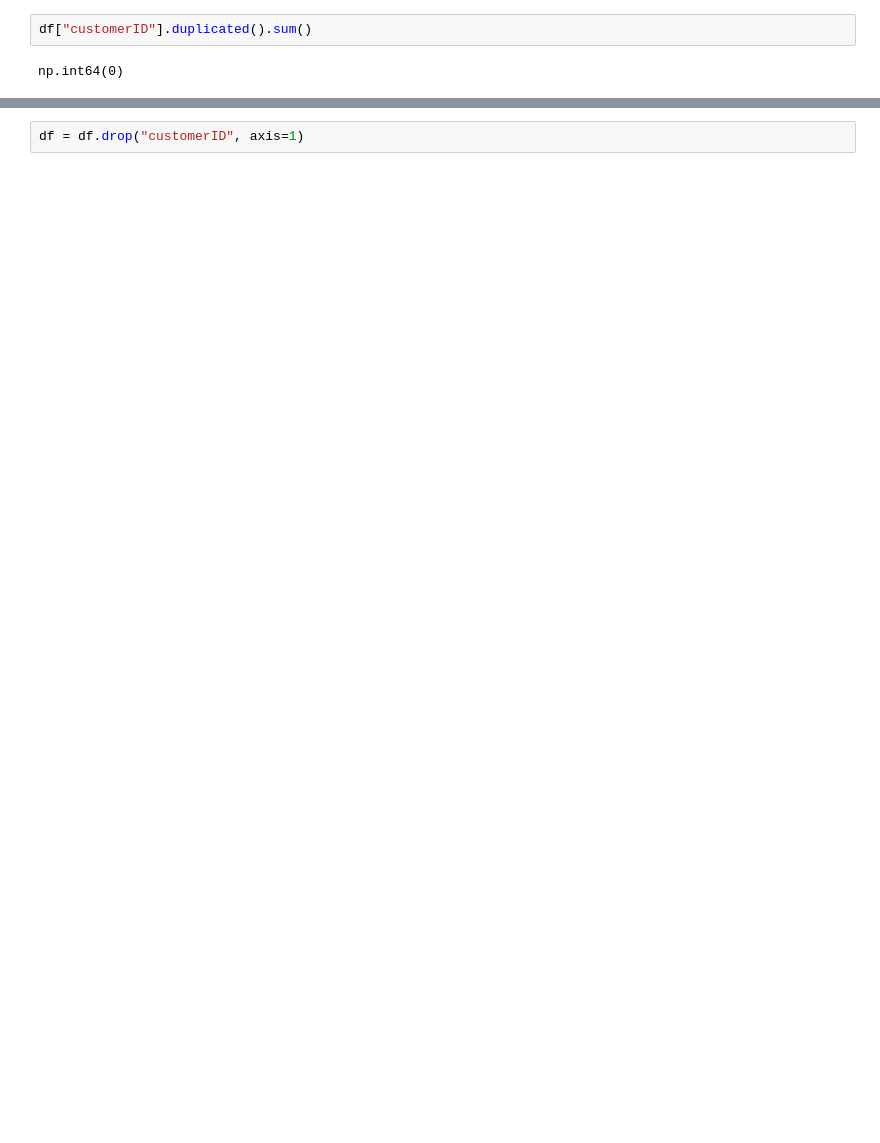
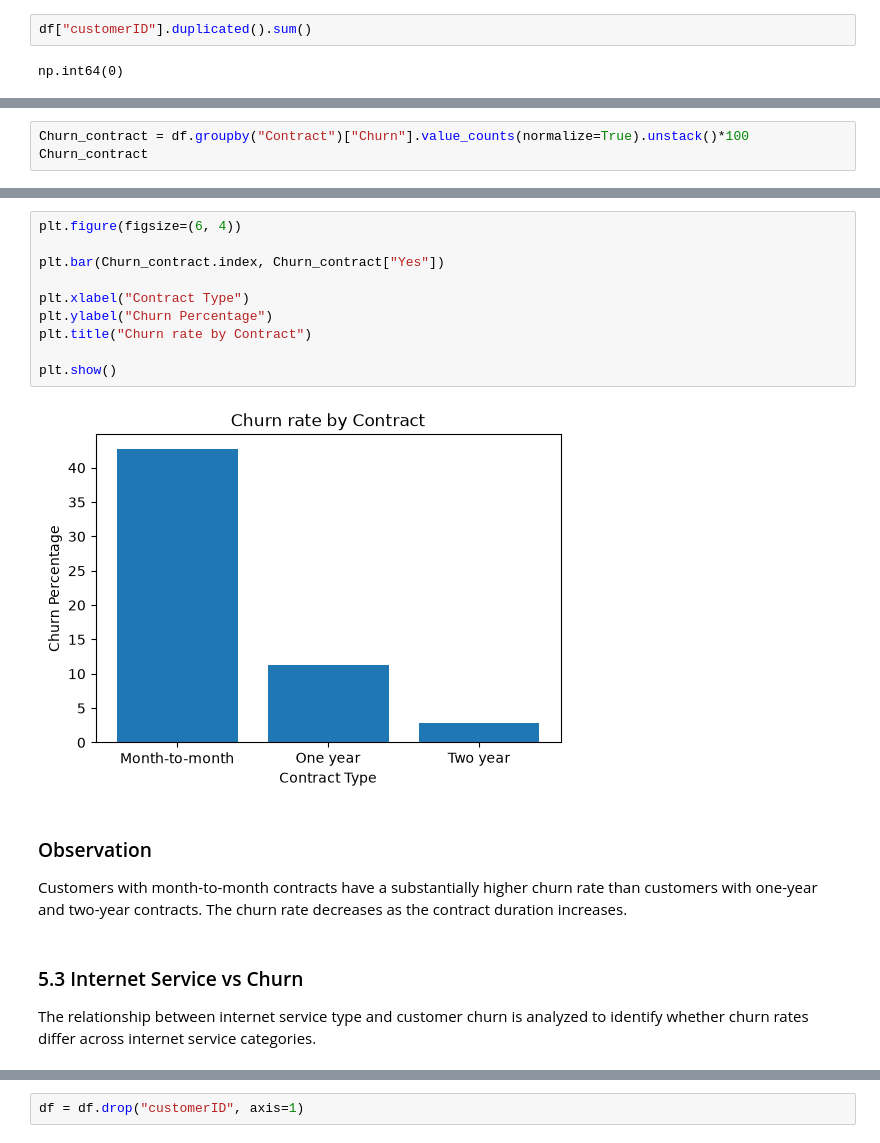
Before and after one commit to lakshitdua/Customer-Churn-Analysis, a Jupyter notebook: notebooks/01_Data_Exploration.ipynb, the cells around one changed output, grey strips where cells are left out. Cells and saved outputs as stored; diff of their text form; blank space fills up the shorter version.

```diff
--- a/notebooks/01_Data_Exploration.ipynb
+++ b/notebooks/01_Data_Exploration.ipynb
@@ -321,0 +219,3 @@ plt.show()
+# %%
+Churn_contract = df.groupby("Contract")["Churn"].value_counts(normalize=True).unstack()*100
+Churn_contract
@@ -321,0 +228,20 @@ plt.show()
+# %%
+plt.figure(figsize=(6, 4))
+
+plt.bar(Churn_contract.index, Churn_contract["Yes"])
+
+plt.xlabel("Contract Type")
+plt.ylabel("Churn Percentage")
+plt.title("Churn rate by Contract")
+
+plt.show()
+# %% [output]
+[figure, added]
+# %% [markdown]
+### Observation
+
+Customers with month-to-month contracts have a substantially higher churn rate than customers with one-year and two-year contracts. The churn rate decreases as the contract duration increases.
+# %% [markdown]
+### 5.3 Internet Service vs Churn
+
+The relationship between internet service type and customer churn is analyzed to identify whether churn rates differ across internet service categories.
```
Also changed, not shown: parts of 261 cells of this notebook.
